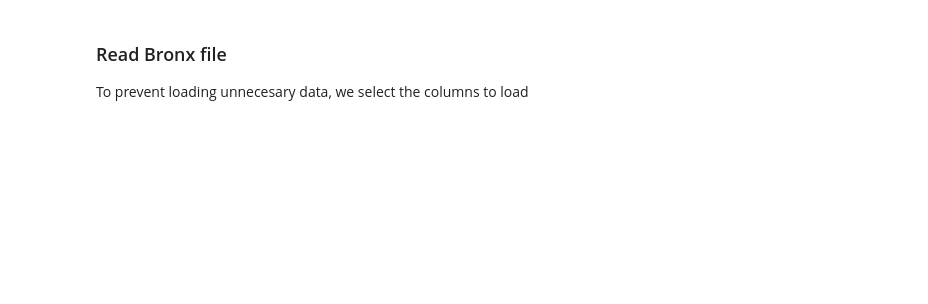
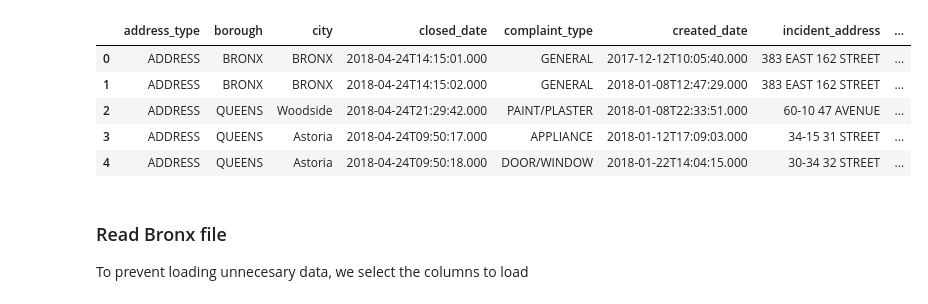
Before and after one commit to foreswearer/edx1, a Jupyter notebook: Problem 4.ipynb, the cells around one changed output. Drawn from its saved outputs; the diff is of its cells as text; code cells hidden in the pictures; blank space fills up the shorter version.

```diff
--- a/Problem 4.ipynb
+++ b/Problem 4.ipynb
@@ -17,0 +13,31 @@ The recommended fields are Address, BldgArea, BldgDepth, BuiltFAR, CommFAR, Faci
+# %%
+
+import types
+import pandas as pd
+from botocore.client import Config
+import ibm_boto3
+
+def __iter__(self): return 0
+
+# @hidden_cell
+# The following code accesses a file in your IBM Cloud Object Storage. It includes your credentials.
+# You might want to remove those credentials before you share your notebook.
+client_ec7e1c7b8ff34439ae9b51c4905a817e = ibm_boto3.client(service_name='s3',
+    ibm_api_key_id='7gf26IIZpQ7M8qG9Ftj39GvqCUZGoe9EiJJKQFDMy-1h',
+    ibm_auth_endpoint="https://iam.eu-gb.bluemix.net/oidc/token",
+    config=Config(signature_version='oauth'),
+    endpoint_url='https://s3-api.us-geo.objectstorage.service.networklayer.com')
+
+body = client_ec7e1c7b8ff34439ae9b51c4905a817e.get_object(Bucket='edx1-donotdelete-pr-ffppmpbmudcobi',Key='nyc311.csv')['Body']
+# add missing __iter__ method, so pandas accepts body as file-like object
+if not hasattr(body, "__iter__"): body.__iter__ = types.MethodType( __iter__, body )
+
+df_311 = pd.read_csv(body)
+df_311.head()
+# %% [output]
+|  | address_type | borough | city | closed_date | complaint_type | created_date | incident_address | ... |
+| 0 | ADDRESS | BRONX | BRONX | 2018-04-24T14:15:01.000 | GENERAL | 2017-12-12T10:05:40.000 | 383 EAST 162 STREET | ... |
+| 1 | ADDRESS | BRONX | BRONX | 2018-04-24T14:15:02.000 | GENERAL | 2018-01-08T12:47:29.000 | 383 EAST 162 STREET | ... |
+| 2 | ADDRESS | QUEENS | Woodside | 2018-04-24T21:29:42.000 | PAINT/PLASTER | 2018-01-08T22:33:51.000 | 60-10 47 AVENUE | ... |
+| 3 | ADDRESS | QUEENS | Astoria | 2018-04-24T09:50:17.000 | APPLIANCE | 2018-01-12T17:09:03.000 | 34-15 31 STREET | ... |
+| 4 | ADDRESS | QUEENS | Astoria | 2018-04-24T09:50:18.000 | DOOR/WINDOW | 2018-01-22T14:04:15.000 | 30-34 32 STREET | ... |
```
Also changed, not shown: parts of 25 cells of this notebook.
